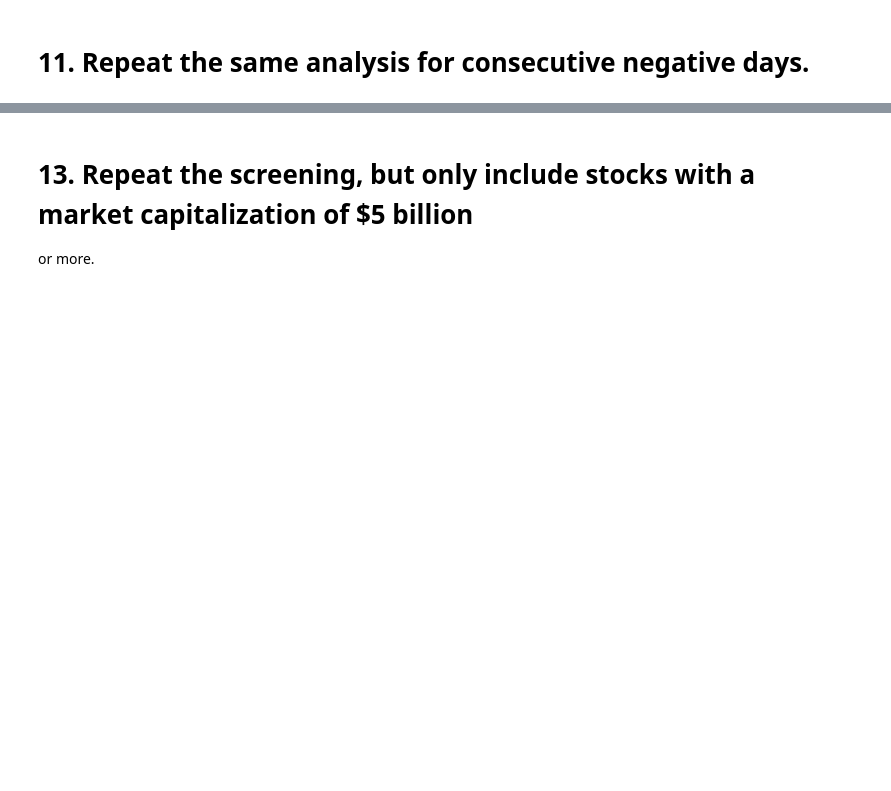
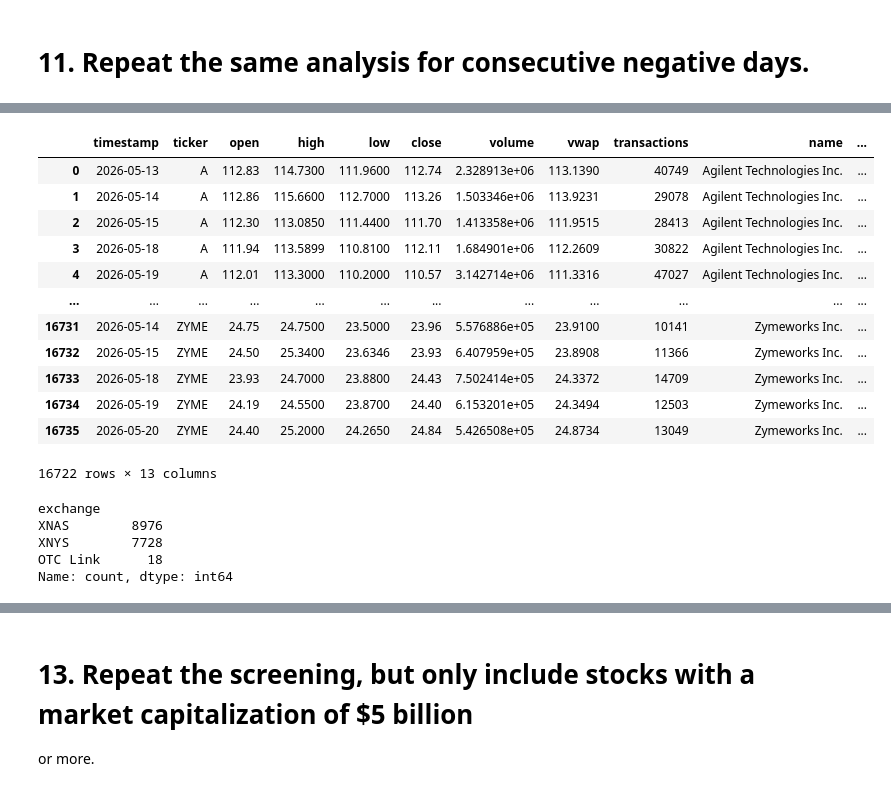
Before and after one commit to matthewcavanaugh96/megalabs, a Jupyter notebook: stock_prediction/PART1 b - EDA.ipynb, the cells around one changed output, grey strips where cells are left out. Drawn from its saved outputs; the diff is of its cells as text; code cells hidden in the pictures; blank space fills up the shorter version.

```diff
--- a/stock_prediction/PART1 b - EDA.ipynb
+++ b/stock_prediction/PART1 b - EDA.ipynb
@@ -791,0 +1166,30 @@ Should I redownload the entire dataset to include the market_cap endpoint? If so
+# %%
+ticker_counts = new_safe_df.set_index('timestamp')['ticker'].value_counts()
+
+mask = new_safe_df['ticker'].isin(ticker_counts[ticker_counts >= 6].index)
+
+new_safe_df = new_safe_df[mask]
+
+new_safe_df
+# %% [output]
+|  | timestamp | ticker | open | high | low | close | volume | vwap | transactions | name | ... |
+| 0 | 2026-05-13 | A | 112.83 | 114.7300 | 111.9600 | 112.74 | 2.328913e+06 | 113.1390 | 40749 | Agilent Technologies Inc. | ... |
+| 1 | 2026-05-14 | A | 112.86 | 115.6600 | 112.7000 | 113.26 | 1.503346e+06 | 113.9231 | 29078 | Agilent Technologies Inc. | ... |
+| 2 | 2026-05-15 | A | 112.30 | 113.0850 | 111.4400 | 111.70 | 1.413358e+06 | 111.9515 | 28413 | Agilent Technologies Inc. | ... |
+| 3 | 2026-05-18 | A | 111.94 | 113.5899 | 110.8100 | 112.11 | 1.684901e+06 | 112.2609 | 30822 | Agilent Technologies Inc. | ... |
+| 4 | 2026-05-19 | A | 112.01 | 113.3000 | 110.2000 | 110.57 | 3.142714e+06 | 111.3316 | 47027 | Agilent Technologies Inc. | ... |
+| ... | ... | ... | ... | ... | ... | ... | ... | ... | ... | ... | ... |
+| 16731 | 2026-05-14 | ZYME | 24.75 | 24.7500 | 23.5000 | 23.96 | 5.576886e+05 | 23.9100 | 10141 | Zymeworks Inc. | ... |
+| 16732 | 2026-05-15 | ZYME | 24.50 | 25.3400 | 23.6346 | 23.93 | 6.407959e+05 | 23.8908 | 11366 | Zymeworks Inc. | ... |
+| 16733 | 2026-05-18 | ZYME | 23.93 | 24.7000 | 23.8800 | 24.43 | 7.502414e+05 | 24.3372 | 14709 | Zymeworks Inc. | ... |
+| 16734 | 2026-05-19 | ZYME | 24.19 | 24.5500 | 23.8700 | 24.40 | 6.153201e+05 | 24.3494 | 12503 | Zymeworks Inc. | ... |
+| 16735 | 2026-05-20 | ZYME | 24.40 | 25.2000 | 24.2650 | 24.84 | 5.426508e+05 | 24.8734 | 13049 | Zymeworks Inc. | ... |
+16722 rows × 13 columns
+# %%
+new_safe_df['exchange'].value_counts()
+# %% [output]
+exchange
+XNAS        8976
+XNYS        7728
+OTC Link      18
+Name: count, dtype: int64
```
Also changed, not shown: parts of 38 cells of this notebook.
